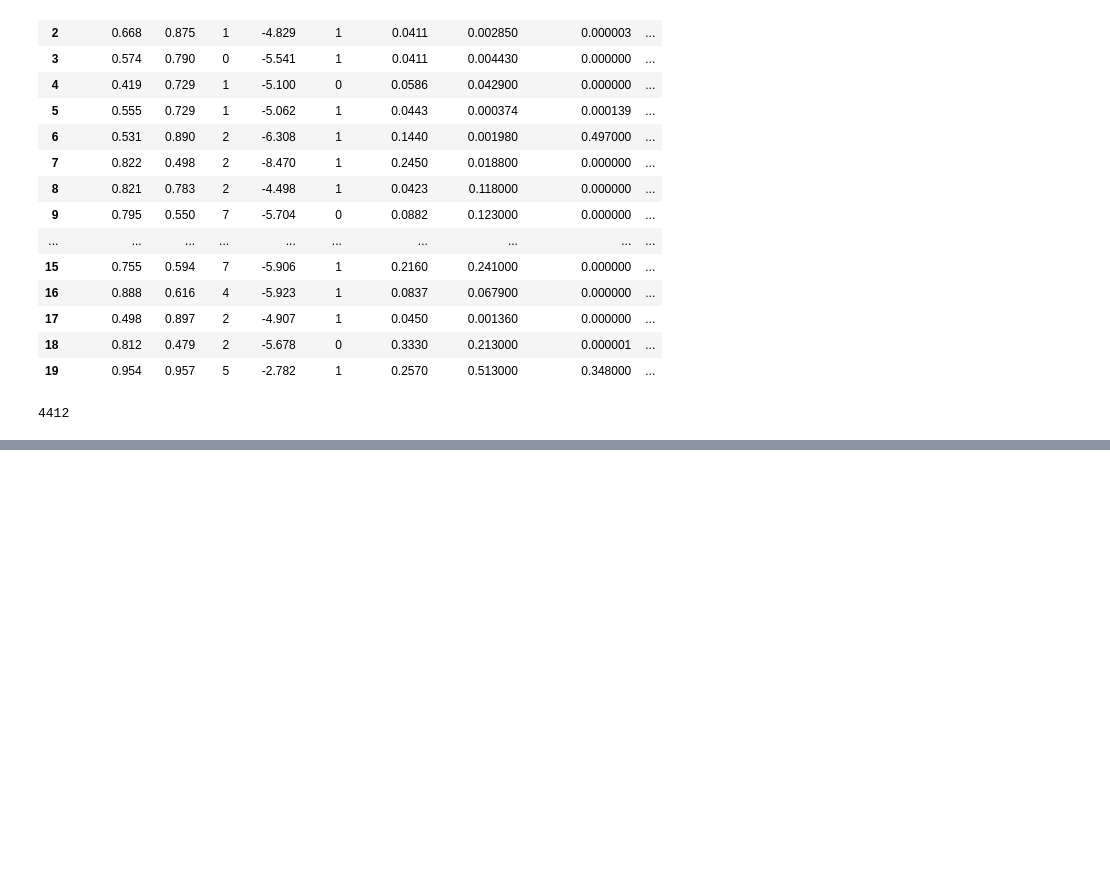
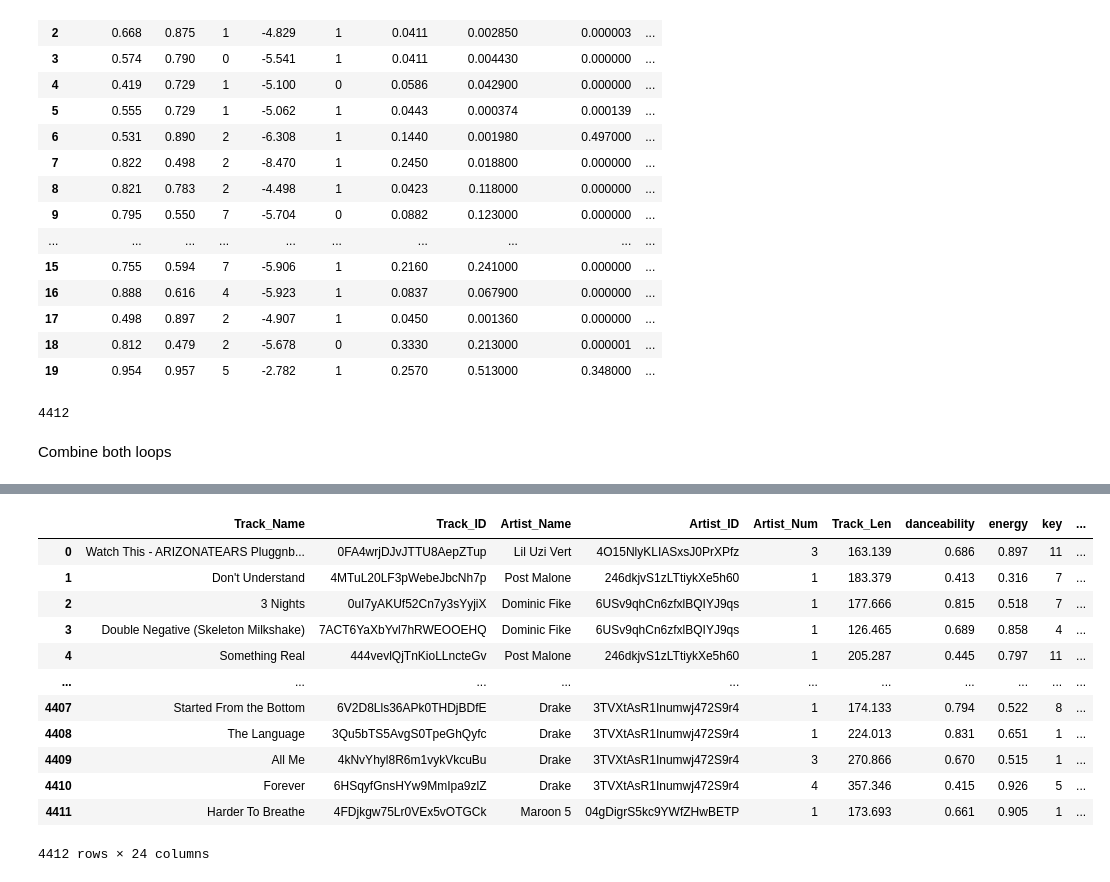
Before and after one commit to gossdante/spotify_repo, a Jupyter notebook: Spotify_Workbook.ipynb, the cells around one changed output, grey strips where cells are left out. Drawn from its saved outputs; the diff is of its cells as text; code cells hidden in the pictures; blank space fills up the shorter version.

Commit message:
All songs & details in one loop

```diff
--- a/Spotify_Workbook.ipynb
+++ b/Spotify_Workbook.ipynb
@@ -346,3 +350,69 @@ a = NumSavedSongs()
 a
 # %% [output]
 4412
+# %% [markdown]
+Combine both loops
+# %%
+# Now we need to make a loop that will go through all saved songs
+# Set scope
+scope = "user-library-read playlist-read-private playlist-modify-public playlist-modify-private"
+# Authorize
+sp = spotipy.Spotify(auth_manager=SpotifyOAuth(scope=scope))
+# Step 1: How many saved songs do we have?
+# You can get this by doing a current_user_saved_tracks search
+song = sp.current_user_saved_tracks(limit = 1, offset = 0, market = None)
+num_songs = song['total']
+
+# Initialize Variables
+track_name = []
+track_id = []
+artist_name = []
+artist_id = []
+artist_num = []
+track_len = []
+trackfeatures = pd.DataFrame(columns = ['danceability', 'energy', 'key', 'loudness', 'mode', 'speechiness',
+       'acousticness', 'instrumentalness', 'liveness', 'valence', 'tempo',
+       'type', 'id', 'uri', 'track_href', 'analysis_url', 'duration_ms',
+       'time_signature'])
+# The limit for current_user_saved_tracks is 20, so we need to round up to the nearest multiple of 20
+# in the math package the ceil function will round up
+num_loops = math.ceil(song['total']/20)
+
+# Now make a big loop that will go through it all
+for i in range(0,num_loops+1):
+    print((num_loops-i),'Loops Left')
+    result = sp.current_user_saved_tracks(limit = 20, offset = (i*20), market = None)
+    # sleep
+    time.sleep(5)# 3 second sleep
+    # Loop through saved tracks
+    for item in result['items']:
+        track = item['track']
+        track_name.append(track['name'])
+        track_id.append(track['id'])
+        audio = (sp.audio_features(tracks = track['id']))
+        audio = pd.DataFrame(audio)
+        audio = audio.reset_index(inplace=False)
+        trackfeatures = pd.concat([trackfeatures,audio],axis=0,ignore_index=True)
+
+        artist_name.append(track['artists'][0]['name'])
+        artist_id.append(track['artists'][0]['id'])
+        artist_num.append(len(track['artists']))
+        track_len.append(track['duration_ms']/1000)
+# Convert to DF
+Track_Name=pd.DataFrame(track_name,columns=['Track_Name'])
+Track_ID=pd.DataFrame(track_id,columns=['Track_ID'])
+Artist_Name=pd.DataFrame(artist_name,columns=['Artist_Name'])
+Artist_ID=pd.DataFrame(artist_id,columns=['Artist_ID'])
+Artist_Num=pd.DataFrame(artist_num,columns=['Artist_Num'])
+Track_Len=pd.DataFrame(track_len,columns=['Track_Len'])
+# Combine
+df = pd.concat([Track_Name,Track_ID,Artist_Name,Artist_ID,Artist_Num,Track_Len],axis =1)
+df
+
+# Now Merge with df
+trackfeatures =trackfeatures.rename(columns={'id':'Track_ID'})
+data = pd.merge(df,trackfeatures,on=['Track_ID'])
+data
+
+# took 28 min
+# %% [output]
@@ -348,0 +436,13 @@ a
+|  | Track_Name | Track_ID | Artist_Name | Artist_ID | Artist_Num | Track_Len | danceability | energy | key | ... |
+| 0 | Watch This - ARIZONATEARS Pluggnb... | 0FA4wrjDJvJTTU8AepZTup | Lil Uzi Vert | 4O15NlyKLIASxsJ0PrXPfz | 3 | 163.139 | 0.686 | 0.897 | 11 | ... |
+| 1 | Don't Understand | 4MTuL20LF3pWebeJbcNh7p | Post Malone | 246dkjvS1zLTtiykXe5h60 | 1 | 183.379 | 0.413 | 0.316 | 7 | ... |
+| 2 | 3 Nights | 0uI7yAKUf52Cn7y3sYyjiX | Dominic Fike | 6USv9qhCn6zfxlBQIYJ9qs | 1 | 177.666 | 0.815 | 0.518 | 7 | ... |
+| 3 | Double Negative (Skeleton Milkshake) | 7ACT6YaXbYvl7hRWEOOEHQ | Dominic Fike | 6USv9qhCn6zfxlBQIYJ9qs | 1 | 126.465 | 0.689 | 0.858 | 4 | ... |
+| 4 | Something Real | 444vevlQjTnKioLLncteGv | Post Malone | 246dkjvS1zLTtiykXe5h60 | 1 | 205.287 | 0.445 | 0.797 | 11 | ... |
+| ... | ... | ... | ... | ... | ... | ... | ... | ... | ... | ... |
+| 4407 | Started From the Bottom | 6V2D8Lls36APk0THDjBDfE | Drake | 3TVXtAsR1Inumwj472S9r4 | 1 | 174.133 | 0.794 | 0.522 | 8 | ... |
+| 4408 | The Language | 3Qu5bTS5AvgS0TpeGhQyfc | Drake | 3TVXtAsR1Inumwj472S9r4 | 1 | 224.013 | 0.831 | 0.651 | 1 | ... |
+| 4409 | All Me | 4kNvYhyl8R6m1vykVkcuBu | Drake | 3TVXtAsR1Inumwj472S9r4 | 3 | 270.866 | 0.670 | 0.515 | 1 | ... |
+| 4410 | Forever | 6HSqyfGnsHYw9MmIpa9zlZ | Drake | 3TVXtAsR1Inumwj472S9r4 | 4 | 357.346 | 0.415 | 0.926 | 5 | ... |
+| 4411 | Harder To Breathe | 4FDjkgw75Lr0VEx5vOTGCk | Maroon 5 | 04gDigrS5kc9YWfZHwBETP | 1 | 173.693 | 0.661 | 0.905 | 1 | ... |
+4412 rows × 24 columns
```
Also changed, not shown: parts of 2 cells of this notebook.
